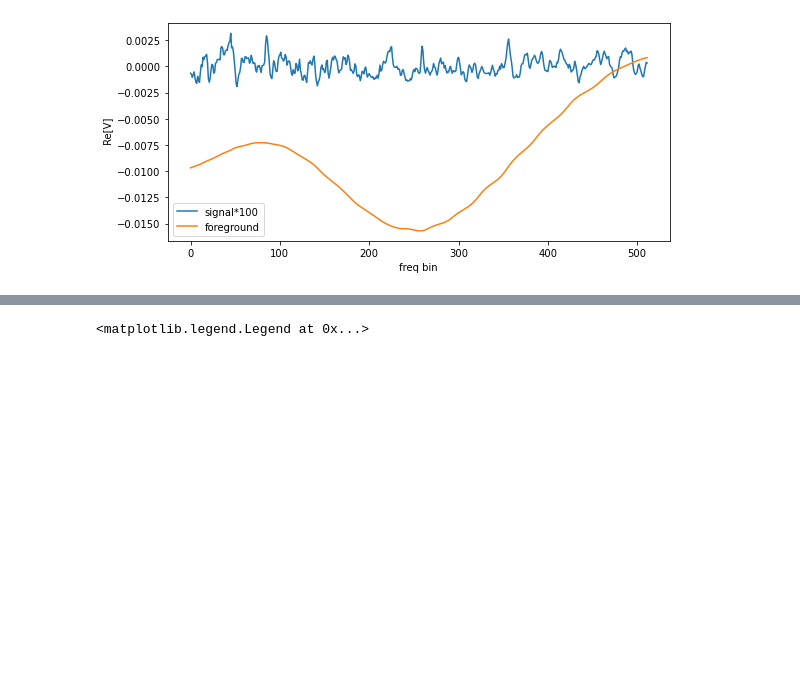
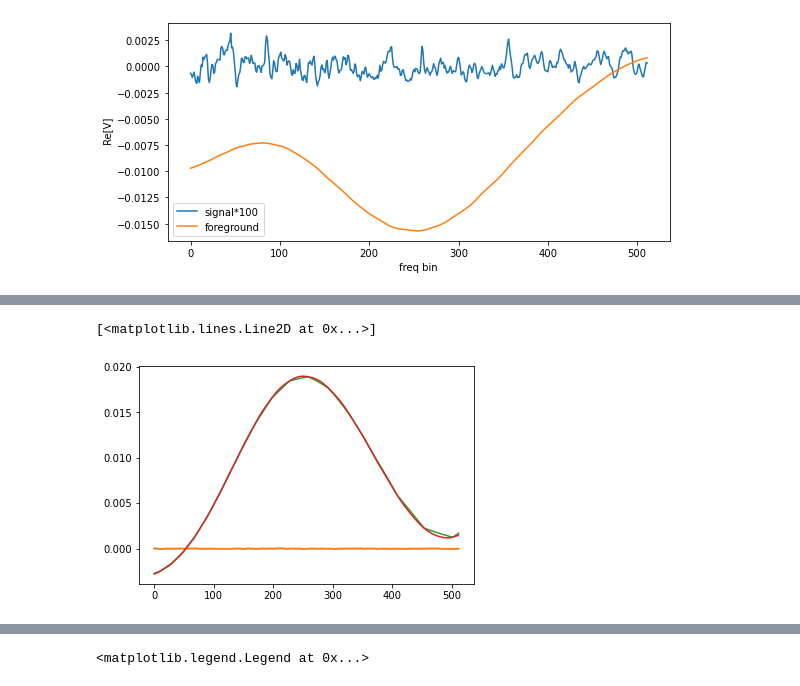
Before and after one commit to radiohep/imcurio, a Jupyter notebook: notebooks/some_visibilities.ipynb, the cells around one changed output, grey strips where cells are left out. Drawn from its saved outputs; the diff is of its cells as text; code cells hidden in the pictures; blank space fills up the shorter version.

```diff
--- a/notebooks/some_visibilities.ipynb
+++ b/notebooks/some_visibilities.ipynb
@@ -45,3 +48,12 @@ plt.legend()
 # %% [output]
 <matplotlib.legend.Legend at 0x...>
 [figure]
+# %%
+%autoreload
+UV_m=T.u_m[400],T.v_m[400]
+print ("Looking at baseline ", UV_m)
+vislinf = T.get_visibilities(Bf, verbose = True, vopts={'interpolation':'lin'},uv_m=UV_m)
+vislanf = T.get_visibilities(Bf, verbose = True,uv_m=UV_m)
+
+vislin = T.get_visibilities(B, verbose = True, vopts={'interpolation':'lin'},uv_m=UV_m)
+vislan = T.get_visibilities(B, verbose = True,uv_m=UV_m)
@@ -47,0 +70,8 @@ plt.legend()
+# %%
+plot (vislin[:,0])
+plot (vislan[:,0])
+plot (vislinf[:,0])
+plot (vislanf[:,0])
+# %% [output]
+[<matplotlib.lines.Line2D at 0x...>]
+[figure, added]
```
Also changed, not shown: parts of 4 cells of this notebook, 1 other file.
